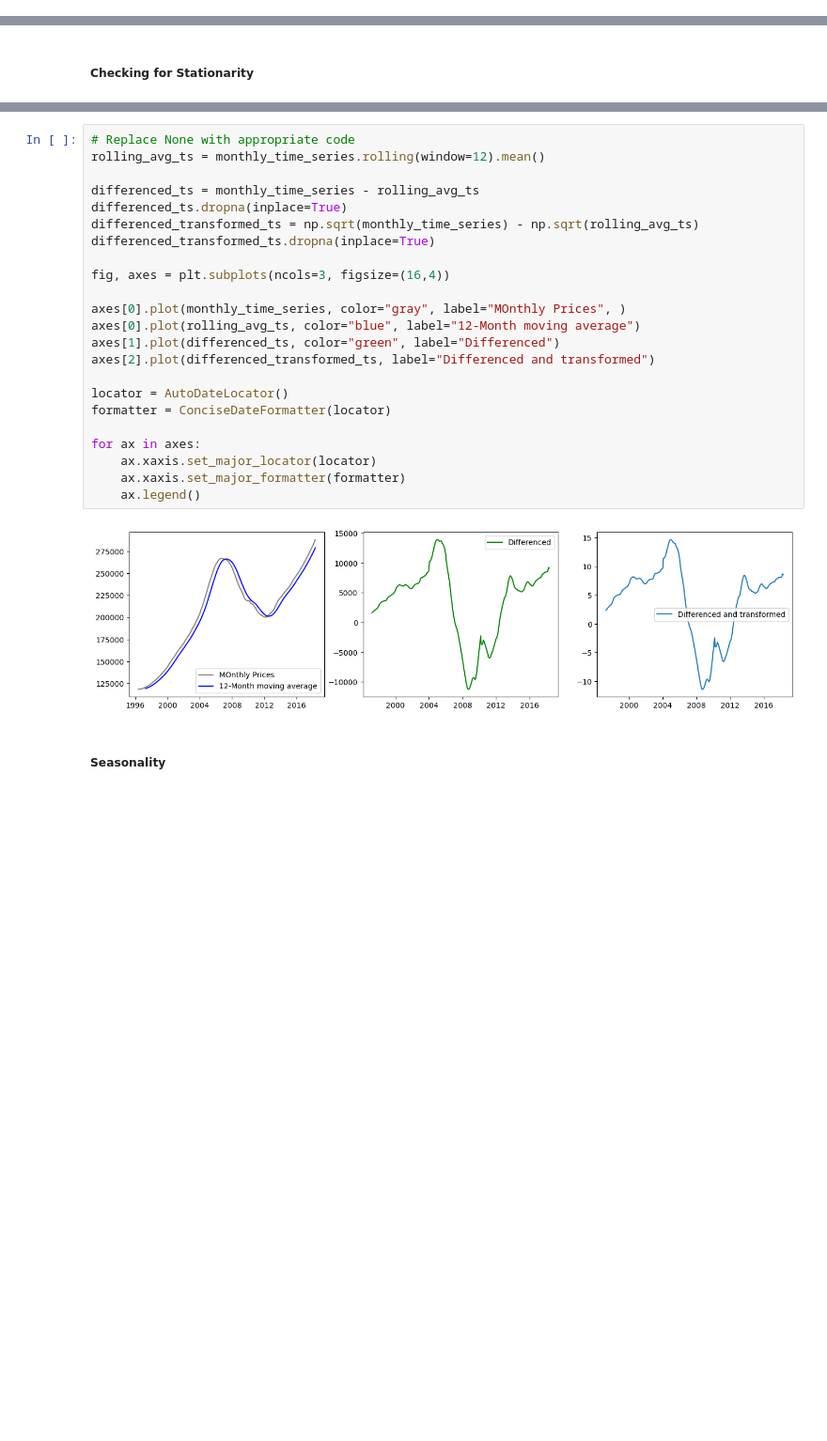
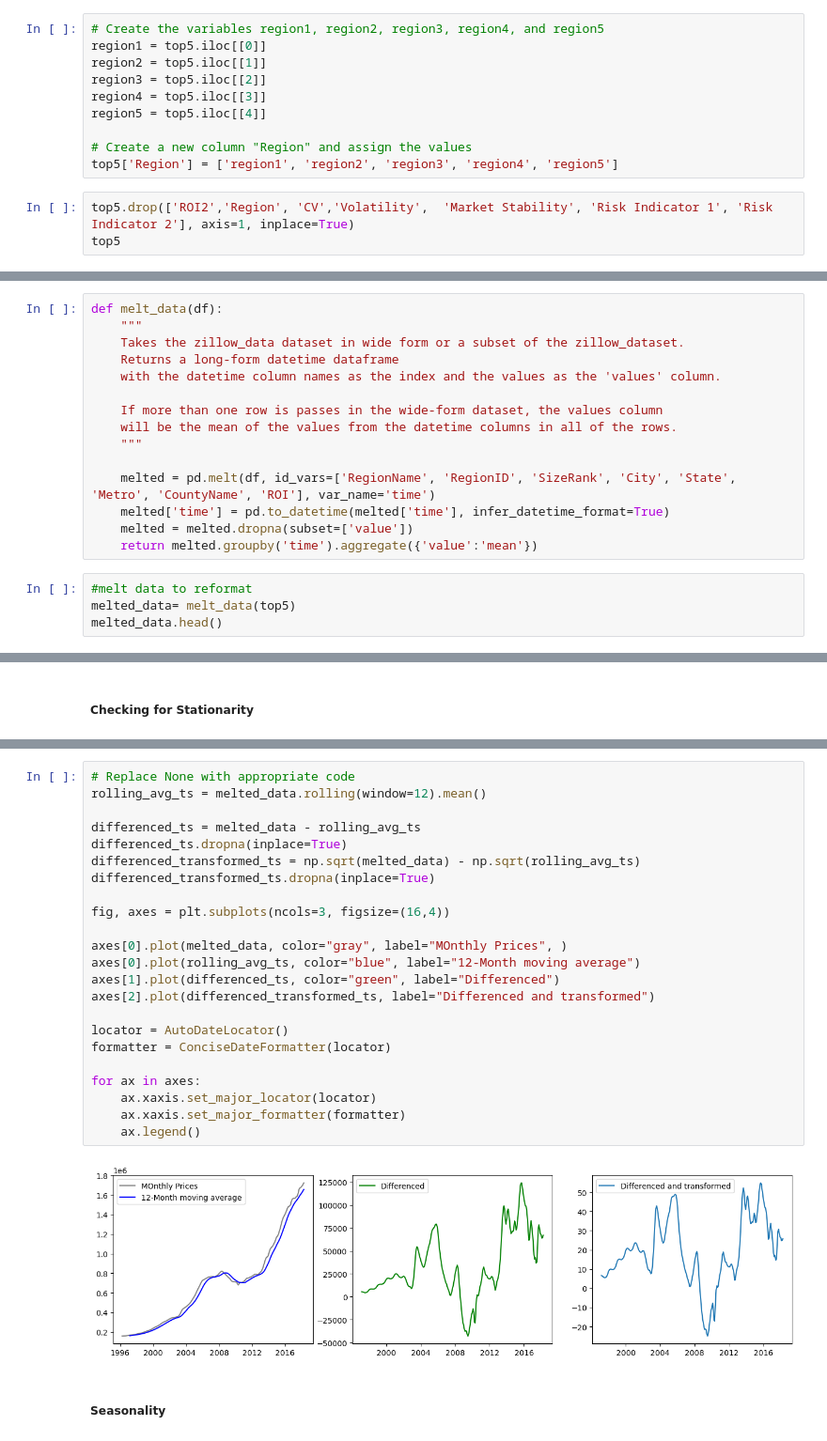
Before and after one commit to Lawez/phase-4-group-project, a Jupyter notebook: starter_notebook.ipynb, the cells around one changed output, grey strips where cells are left out. Shown at 94% size. Drawn from its saved outputs; the diff is of its cells as text; blank space fills up the shorter version.

```diff
--- a/starter_notebook.ipynb
+++ b/starter_notebook.ipynb
@@ -308,3 +332,16 @@ Index(['RegionID', 'RegionName', 'City', 'State', 'Metro', 'CountyName',
        '2018-02', '2018-03', '2018-04', 'ROI', 'ROI2', 'CV', 'Volatility',
        'Market Stability', 'Risk Indicator 1', 'Risk Indicator 2'],
       dtype='object', length=279)
+# %%
+# Create the variables region1, region2, region3, region4, and region5
+region1 = top5.iloc[[0]]
+region2 = top5.iloc[[1]]
+region3 = top5.iloc[[2]]
+region4 = top5.iloc[[3]]
+region5 = top5.iloc[[4]]
+
+# Create a new column "Region" and assign the values
+top5['Region'] = ['region1', 'region2', 'region3', 'region4', 'region5']
+# %%
+top5.drop(['ROI2','Region',	'CV','Volatility',	'Market Stability',	'Risk Indicator 1',	'Risk Indicator 2'], axis=1, inplace=True)
+top5
@@ -333,0 +381,19 @@ new.set_index('time', inplace=True)
+# %%
+def melt_data(df):
+    """
+    Takes the zillow_data dataset in wide form or a subset of the zillow_dataset.
+    Returns a long-form datetime dataframe
+    with the datetime column names as the index and the values as the 'values' column.
+
+    If more than one row is passes in the wide-form dataset, the values column
+    will be the mean of the values from the datetime columns in all of the rows.
+    """
+
+    melted = pd.melt(df, id_vars=['RegionName', 'RegionID', 'SizeRank', 'City', 'State', 'Metro', 'CountyName', 'ROI'], var_name='time')
+    melted['time'] = pd.to_datetime(melted['time'], infer_datetime_format=True)
+    melted = melted.dropna(subset=['value'])
+    return melted.groupby('time').aggregate({'value':'mean'})
+# %%
+#melt data to reformat
+melted_data= melt_data(top5)
+melted_data.head()
@@ -687,29 +770,29 @@ dtype: float64
 The time series is likely stationary.
 # %%
 # Replace None with appropriate code
-rolling_avg_ts = monthly_time_series.rolling(window=12).mean()
+rolling_avg_ts = melted_data.rolling(window=12).mean()
 
-differenced_ts = monthly_time_series - rolling_avg_ts
+differenced_ts = melted_data - rolling_avg_ts
 differenced_ts.dropna(inplace=True)
-differenced_transformed_ts = np.sqrt(monthly_time_series) - np.sqrt(rolling_avg_ts)
+differenced_transformed_ts = np.sqrt(melted_data) - np.sqrt(rolling_avg_ts)
 differenced_transformed_ts.dropna(inplace=True)
 
 fig, axes = plt.subplots(ncols=3, figsize=(16,4))
 
-axes[0].plot(monthly_time_series, color="gray", label="MOnthly Prices", )
+axes[0].plot(melted_data, color="gray", label="MOnthly Prices", )
 axes[0].plot(rolling_avg_ts, color="blue", label="12-Month moving average")
 axes[1].plot(differenced_ts, color="green", label="Differenced")
 axes[2].plot(differenced_transformed_ts, label="Differenced and transformed")
 
 locator = AutoDateLocator()
 formatter = ConciseDateFormatter(locator)
 
 for ax in axes:
     ax.xaxis.set_major_locator(locator)
     ax.xaxis.set_major_formatter(formatter)
     ax.legend()
 # %% [output]
-[figure, old version]
+[figure, new version]
 # %% [markdown]
 ##### **Seasonality**
 # %%
```
Also changed, not shown: parts of 48 cells of this notebook.
